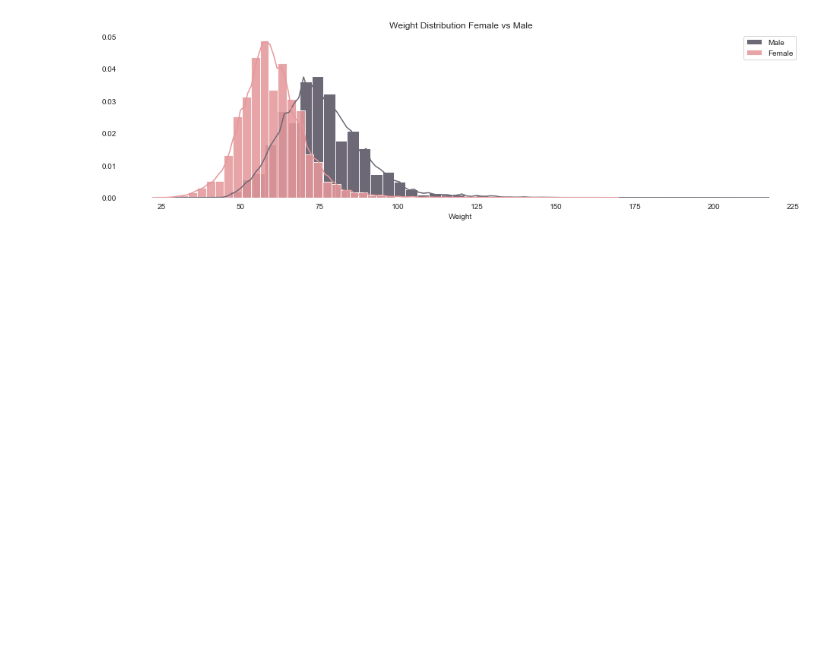
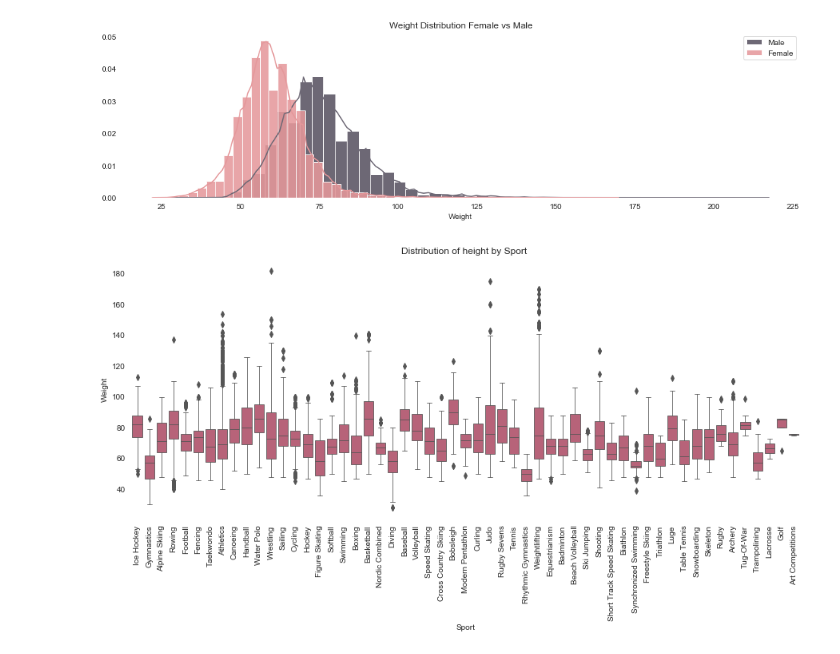
Before and after one commit to JakubPluta/EDA-ML, a Jupyter notebook: Olympic History.ipynb, the cells around one changed output. Saved outputs shown, nothing was run; the diff lists cells and outputs as text; code cells hidden in the pictures; blank space fills up the shorter version.

```diff
--- a/Olympic History.ipynb
+++ b/Olympic History.ipynb
@@ -408,3 +408,11 @@ plt.title('Weight Distribution Female vs Male');
 # %% [output]
 [figure]
 [figure]
+# %%
+plt.figure(figsize=(15,6))
+sns.boxplot(x='Sport',y="Weight", palette=['#c55572'],data=data.dropna() ,linewidth=0.8,width=0.8)
+plt.xticks(rotation=90);
+sns.despine(left=True, bottom=True);
+plt.title('Distribution of height by Sport ',fontsize=12,y=1.00);
+# %% [output]
+[figure, added]
```
Also changed, not shown: parts of 9 cells of this notebook.
